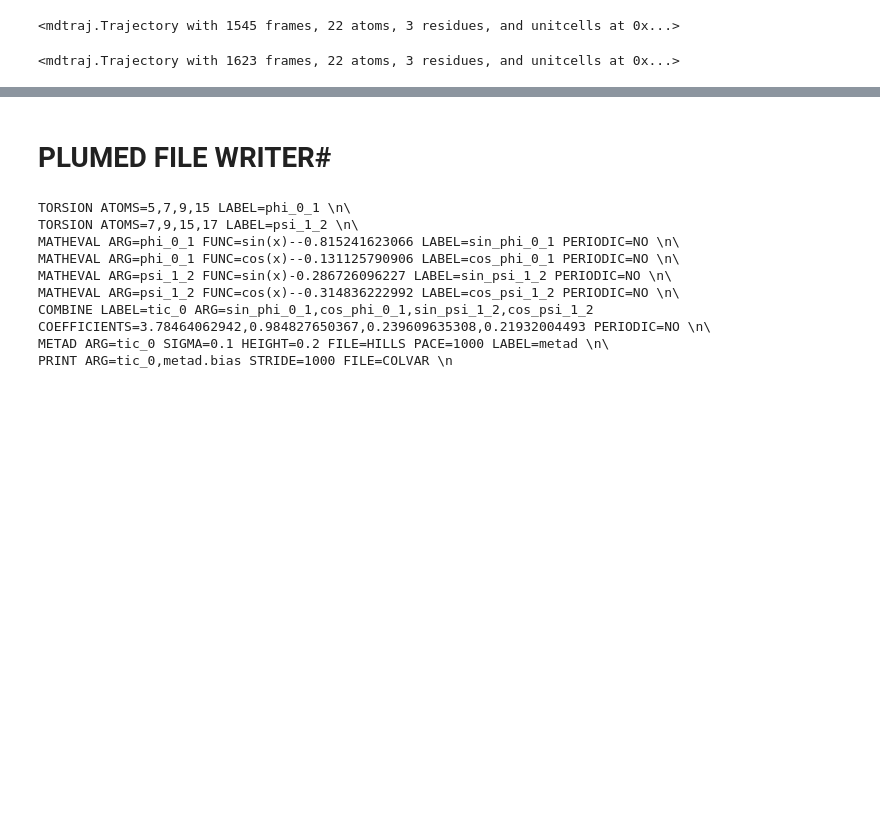
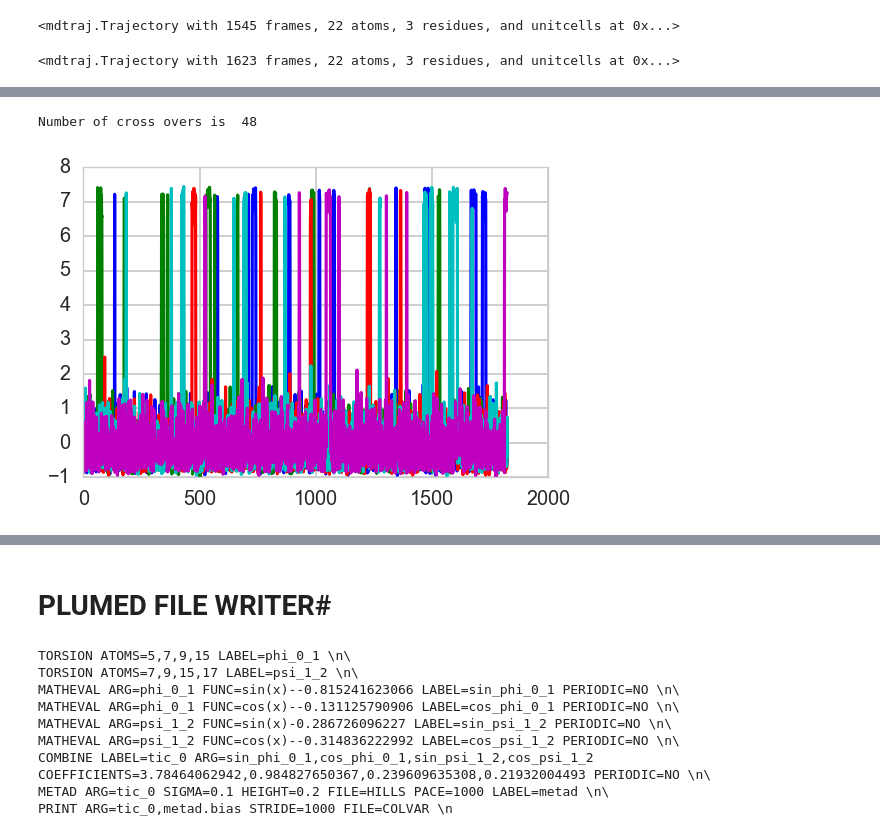
Before and after one commit to msultan/tica_metadynamics_paper_1, a Jupyter notebook: alanine_examples/ipynb/alanine_metadynamics.ipynb, the cells around one changed output, grey strips where cells are left out. Saved outputs shown, nothing was run; the diff lists cells and outputs as text; code cells hidden in the pictures; blank space fills up the shorter version.

```diff
--- a/alanine_examples/ipynb/alanine_metadynamics.ipynb
+++ b/alanine_examples/ipynb/alanine_metadynamics.ipynb
@@ -247,2 +268,19 @@ Populating the interactive namespace from numpy and matplotlib
+# %%
+for i in prj.extended_tica_data:
+    plot(i)
+
+cross_overs=0
+data=np.where(np.concatenate(prj.extended_tica_data)>5)[0]
+for ind,i in enumerate(data):
+    if ind==0:
+        cross_overs += 1
+    elif data[ind-1]==i-1:
+        continue
+    else:
+        cross_overs +=1
+print("Number of cross overs is", cross_overs)
+# %% [output]
+Number of cross overs is  48
+[figure, added]
 # %%
 cross_overs=0
```
Also changed, not shown: parts of 7 cells of this notebook, 26 other files.
